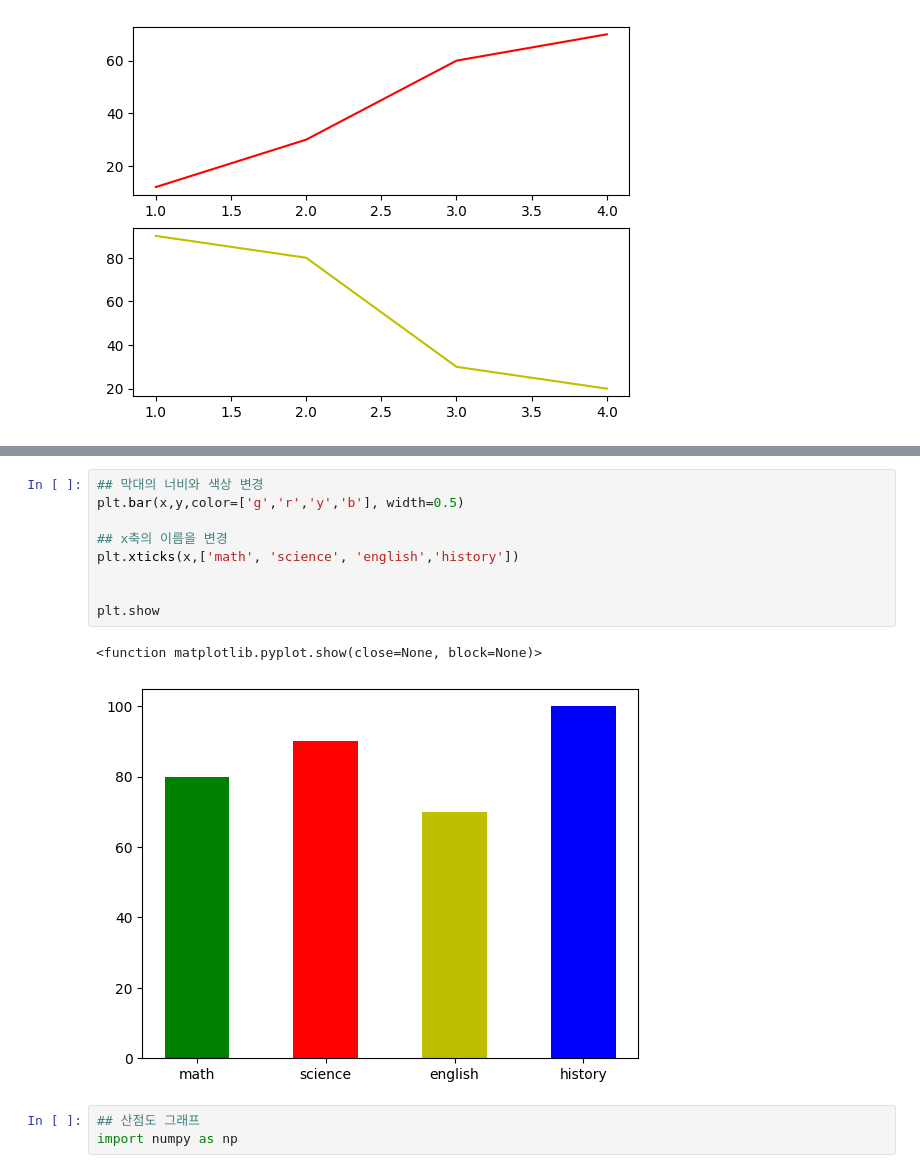
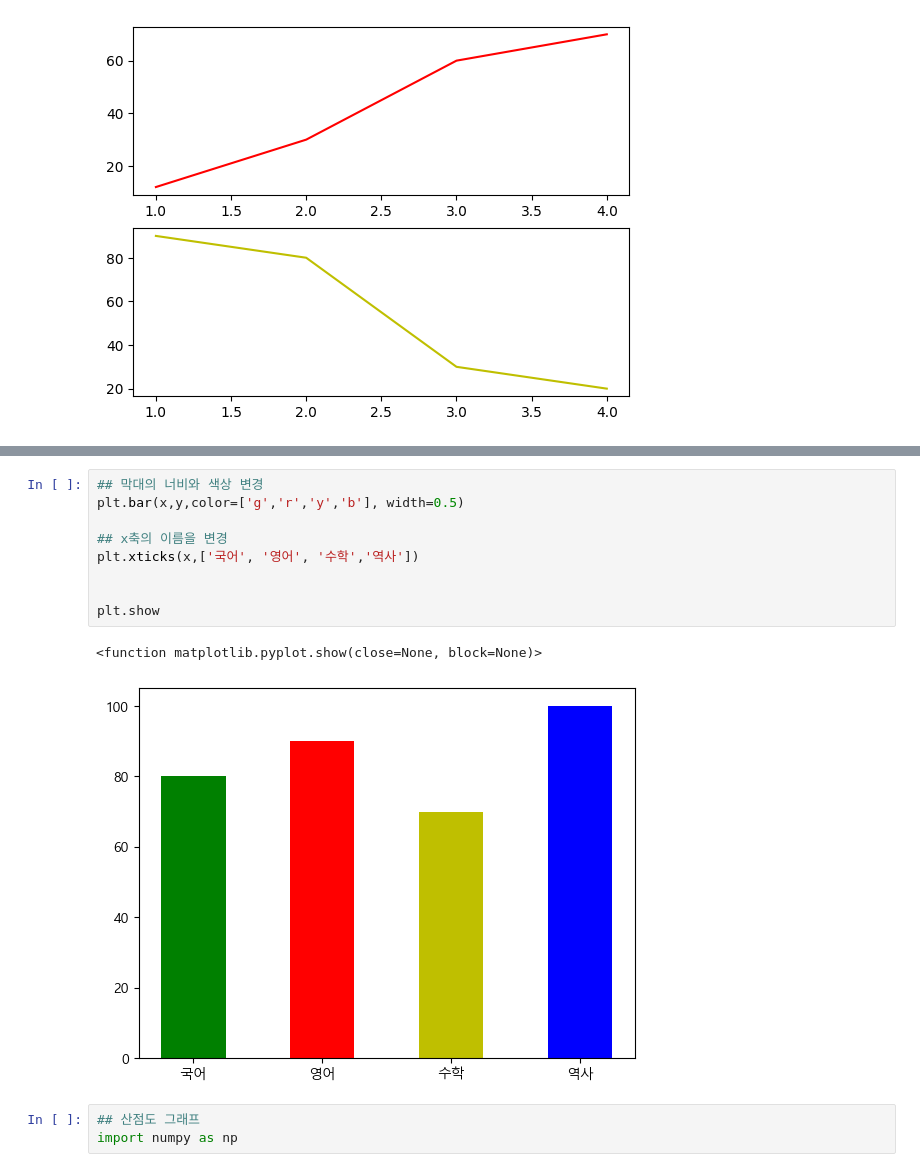
Before and after one commit to chamber0000/python_ezen, a Jupyter notebook: 230204/05.corona.ipynb, the cells around one changed output, grey strips where cells are left out. Cells and saved outputs as stored; diff of their text form.

```diff
--- a/230204/05.corona.ipynb
+++ b/230204/05.corona.ipynb
@@ -326,15 +326,15 @@ plt.show()
 # %%
 ## 막대의 너비와 색상 변경
 plt.bar(x,y,color=['g','r','y','b'], width=0.5)
 
 ## x축의 이름을 변경
-plt.xticks(x,['math', 'science', 'english','history'])
+plt.xticks(x,['국어', '영어', '수학','역사'])
 
 
 plt.show
 # %% [output]
 <function matplotlib.pyplot.show(close=None, block=None)>
-[figure, old version]
+[figure, new version]
 # %%
 ## 산점도 그래프
 import numpy as np
```
Also changed, not shown: parts of 1 cell of this notebook.
